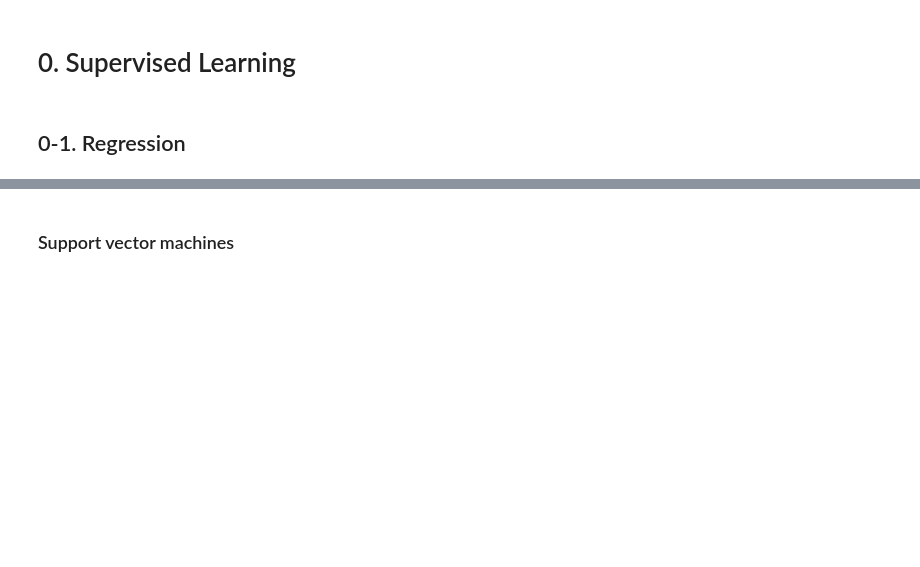
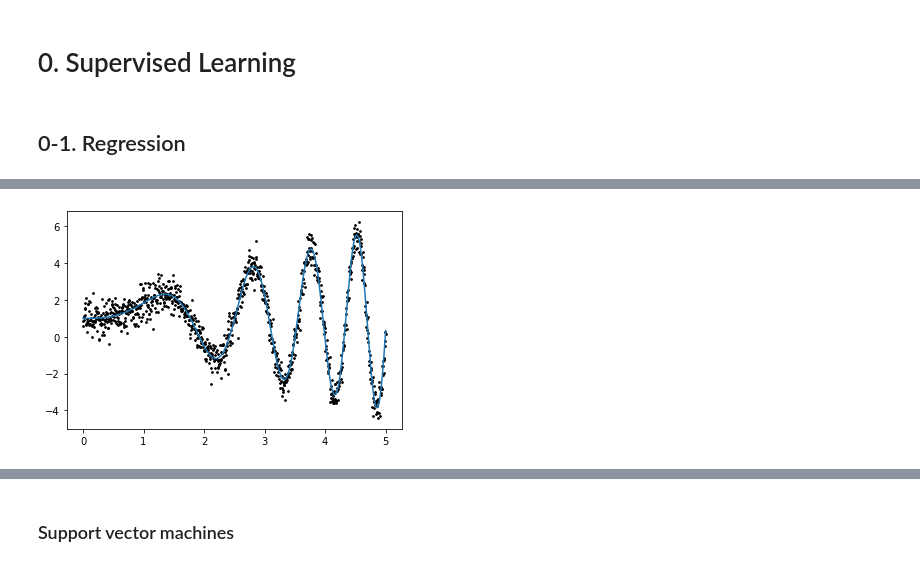
Before and after one commit to hw79chopin/Python3-Codebook, a Jupyter notebook: Machine_Learning/Machine_Learning_by_Hyun.ipynb, the cells around one changed output, grey strips where cells are left out. Drawn from its saved outputs; the diff is of its cells as text; code cells hidden in the pictures; blank space fills up the shorter version.

```diff
--- a/Machine_Learning/Machine_Learning_by_Hyun.ipynb
+++ b/Machine_Learning/Machine_Learning_by_Hyun.ipynb
@@ -63,0 +247,13 @@ Machine learning 설명
+# %%
+# Cross validation code
+from sklearn.model_selection import KFold
+from sklearn import metrics
+X = np.arange(16).reshape((8,-1)) ## 8개의 row, 2개의 column
+y = np.arange(8).reshape((-1,1))
+kf = KFold(n_splits=4) # 8개의 row를 각각 2줄짜리 4개의 set으로 분리합니다
+for train_index, test_index in kf.split(X):
+    print("TRAIN:", train_index, "TEST:", test_index)
+    X_train, X_test = X[train_index], X[test_index]
+    y_train, y_test = y[train_index], y[test_index]
+
+# 각각의 iteration을 print합니다. 첫 줄의 의미는 2~7번째 row를 학습하고 0,1번째 row를 validation set으로 하여 검증한다는 것입니다.
@@ -140,0 +874,24 @@ Machine learning 설명
+# %%
+# 예시1
+import numpy as np
+import matplotlib.pyplot as plt
+
+def f(size):
+    x = np.linspace(0, 5, size)
+    y = x * np.sin(x ** 2) + 1
+    return (x,y)
+
+def sample(size):
+    x = np.linspace(0, 5, size)
+    y = x * np.sin(x ** 2) + 1 + np.random.randn(x.size)*0.5
+    return (x,y)
+
+
+
+f_x, f_y = f(1000)
+plt.plot(f_x, f_y)
+X, y = sample(1000)
+plt.scatter(X, y, s=3, c="black")
+plt.show()
+# %% [output]
+[figure, added]
```
Also changed, not shown: parts of 158 cells of this notebook.
